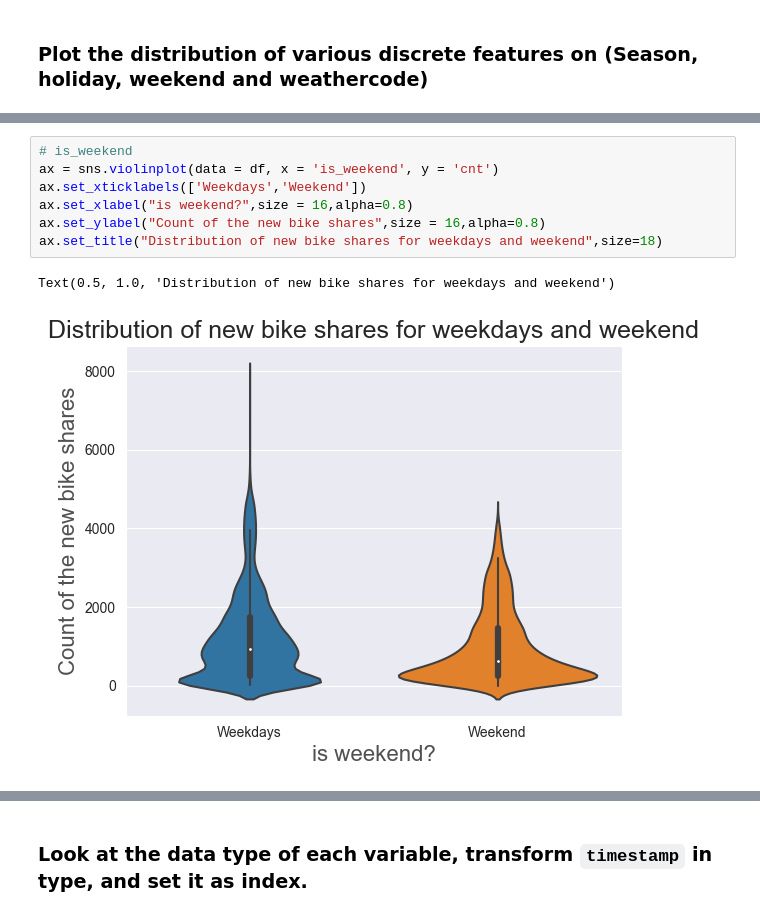
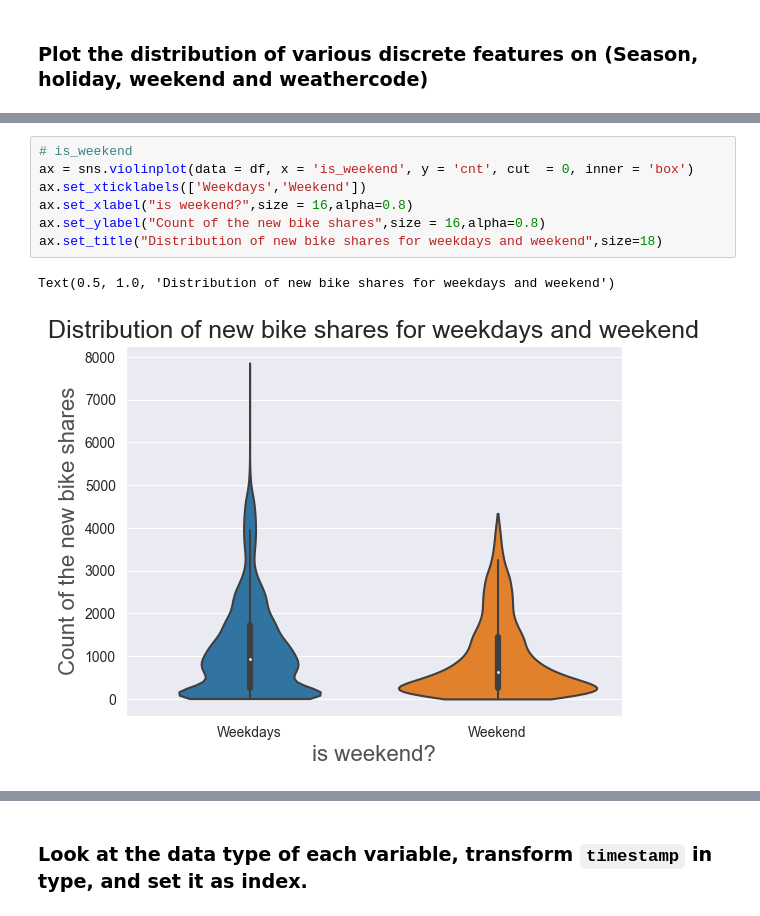
Before and after one commit to KursaDSc/Data_visualization_Assignment, a Jupyter notebook: Homework.ipynb, the cells around one changed output, grey strips where cells are left out. Drawn from its saved outputs; the diff is of its cells as text.

```diff
--- a/Homework.ipynb
+++ b/Homework.ipynb
@@ -136,13 +136,13 @@ Text(0.5, 1.0, 'Distribution of new bike shares for holidays and non-holidays')
 # %%
 # is_weekend
-ax = sns.violinplot(data = df, x = 'is_weekend', y = 'cnt')
+ax = sns.violinplot(data = df, x = 'is_weekend', y = 'cnt', cut  = 0, inner = 'box')
 ax.set_xticklabels(['Weekdays','Weekend'])
 ax.set_xlabel("is weekend?",size = 16,alpha=0.8)
 ax.set_ylabel("Count of the new bike shares",size = 16,alpha=0.8)
 ax.set_title("Distribution of new bike shares for weekdays and weekend",size=18)
 # %% [output]
 Text(0.5, 1.0, 'Distribution of new bike shares for weekdays and weekend')
-[figure, old version]
+[figure, new version]
 # %%
 # weather_code
 # **"weather_code" category description:**
```
Also changed, not shown: parts of 5 cells of this notebook.
